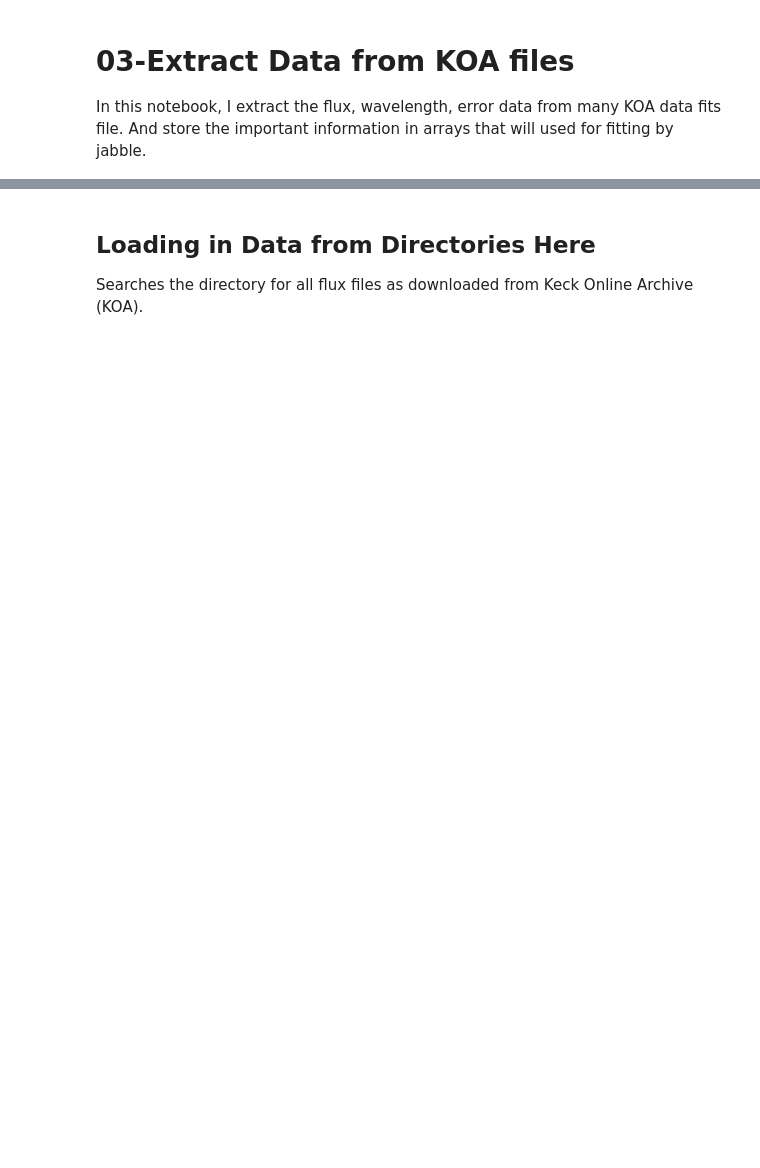
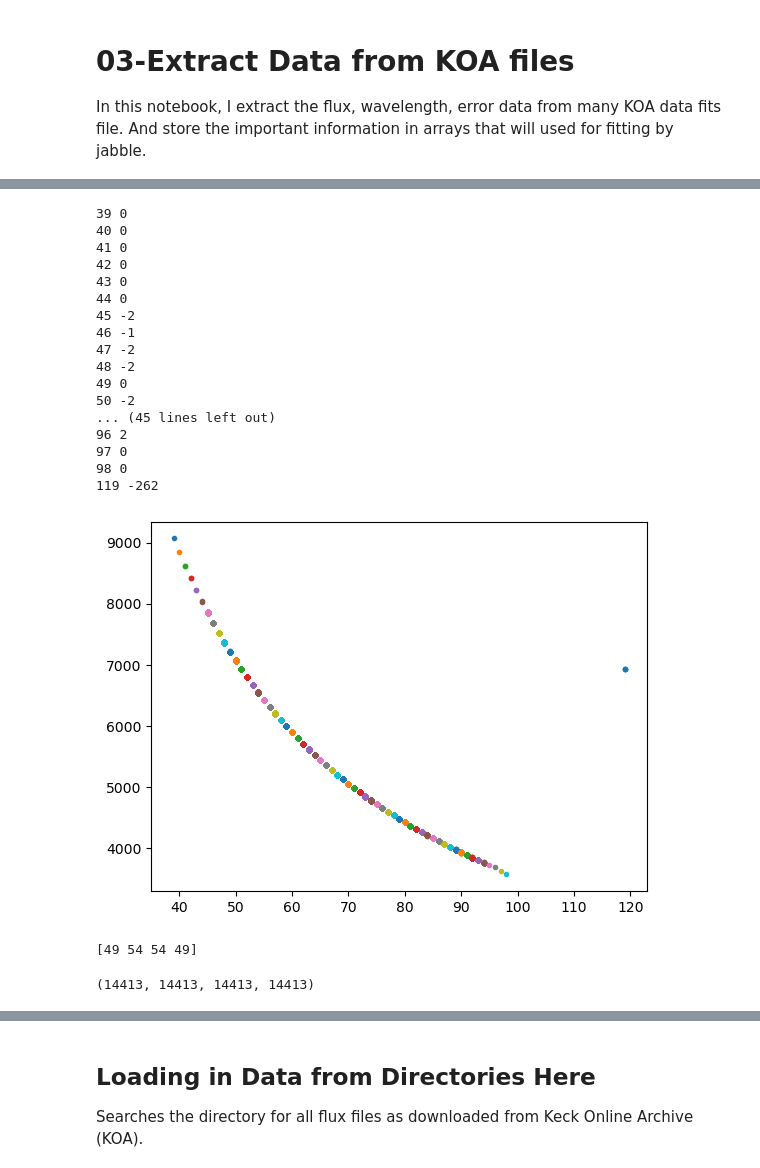
Before and after one commit to mdd423/wobble_jax, a Jupyter notebook: notebooks/03-gilese436.ipynb, the cells around one changed output, grey strips where cells are left out. Saved outputs shown, nothing was run; the diff lists cells and outputs as text; code cells hidden in the pictures; blank space fills up the shorter version.

```diff
--- a/notebooks/03-gilese436.ipynb
+++ b/notebooks/03-gilese436.ipynb
@@ -96,0 +130,47 @@ sigma = np.log(5000) - np.log(4998.5)
+# %%
+# plt.plot(unq_times,cnt_times,'.')
+# plt.show()
+# plt.plot(unq_orders, cnt_orders,'.')
+# plt.show()
+# plt.plot(orders, wavecenters,'.')
+# # plt.ylim(3000,5000)
+# plt.show()
+for unq_order in np.unique(orders):
+    # plt.hist(np.array(wavecenters)[unq_order==np.array(orders)])
+    # plt.vlines(np.median(np.array(wavecenters)[unq_order==np.array(orders)]),0,200)
+    # plt.show()
+    order_mask = unq_order==np.array(orders)
+    median_wave = np.median(np.array(wavecenters)[order_mask])
+    mask_waves = np.abs(np.array(wavecenters) - median_wave) < 5
+    print(unq_order,np.sum(order_mask)-np.sum(mask_waves))
+
+    plt.plot(np.array(orders)[mask_waves*order_mask],np.array(wavecenters)[mask_waves*order_mask],'.')
+plt.show()
+# %% [output]
+39 0
+40 0
+41 0
+42 0
+43 0
+44 0
+45 -2
+46 -1
+47 -2
+48 -2
+49 0
+50 -2
+... (45 lines left out)
+96 2
+97 0
+98 0
+119 -262
+[figure, added]
+# %%
+mask = (np.array(wavecenters) < 5000) * (np.array(orders) < 60)
+print(np.array(orders)[mask])
+# %% [output]
+[49 54 54 49]
+# %%
+len(times),len(wavecenters),len(orders),len(name_arr)
+# %% [output]
+(14413, 14413, 14413, 14413)
```
Also changed, not shown: parts of 12 cells of this notebook.
